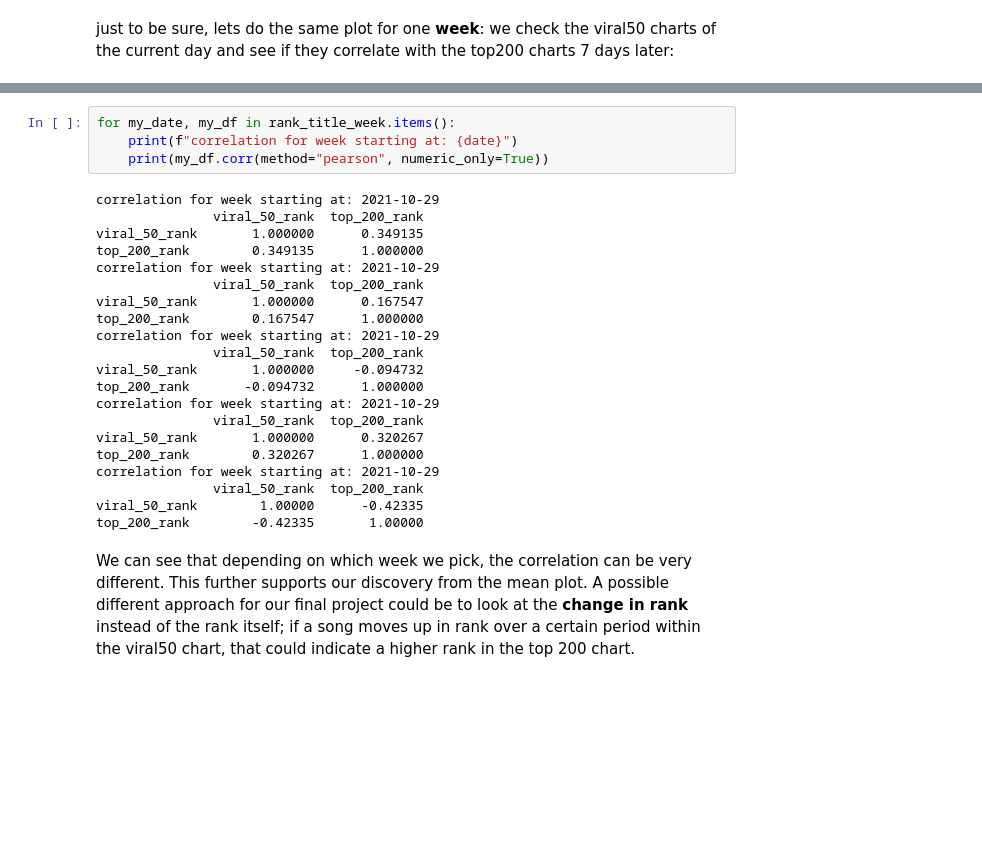
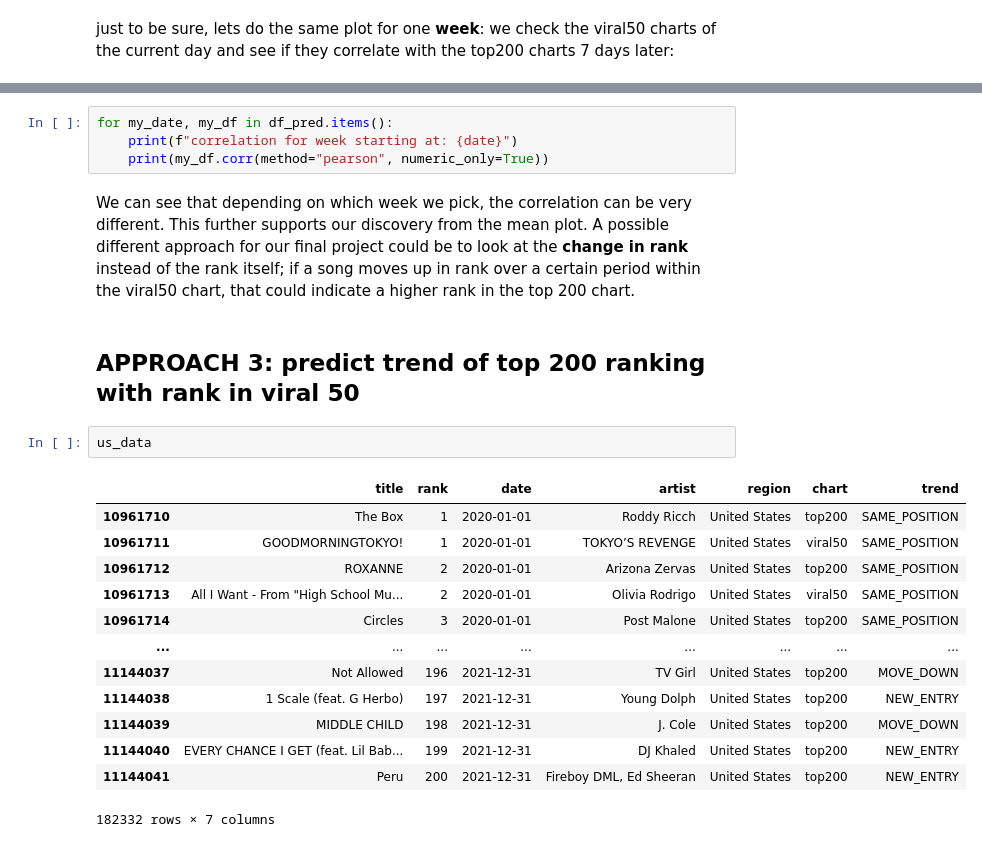
Before and after one commit to Falk358/data_science, a Jupyter notebook: project/02_exploratory_data_analysis.ipynb, the cells around one changed output, grey strips where cells are left out. Cells and saved outputs as stored; diff of their text form; blank space fills up the shorter version.

Commit message:
new prediction, kinda good, but not actually

```diff
--- a/project/02_exploratory_data_analysis.ipynb
+++ b/project/02_exploratory_data_analysis.ipynb
@@ -205,28 +217,25 @@ fig.show()
 # %%
-for my_date, my_df in rank_title_week.items():
+for my_date, my_df in df_pred.items():
     print(f"correlation for week starting at: {date}")
     print(my_df.corr(method="pearson", numeric_only=True))
-# %% [output]
-correlation for week starting at: 2021-10-29
-               viral_50_rank  top_200_rank
-viral_50_rank       1.000000      0.349135
-top_200_rank        0.349135      1.000000
-correlation for week starting at: 2021-10-29
-               viral_50_rank  top_200_rank
-viral_50_rank       1.000000      0.167547
-top_200_rank        0.167547      1.000000
-correlation for week starting at: 2021-10-29
-               viral_50_rank  top_200_rank
-viral_50_rank       1.000000     -0.094732
-top_200_rank       -0.094732      1.000000
-correlation for week starting at: 2021-10-29
-               viral_50_rank  top_200_rank
-viral_50_rank       1.000000      0.320267
-top_200_rank        0.320267      1.000000
-correlation for week starting at: 2021-10-29
-               viral_50_rank  top_200_rank
-viral_50_rank        1.00000      -0.42335
-top_200_rank        -0.42335       1.00000
 # %% [markdown]
 We can see that depending on which week we pick, the correlation can be very different. This further supports our discovery from the mean plot.
 A possible different approach for our final project could be to look at the **change in rank** instead of the rank itself; if a song moves up in rank over a certain period within the viral50 chart, that could indicate a higher rank in the top 200 chart.
+# %% [markdown]
+## APPROACH 3: predict trend of top 200 ranking with rank in viral 50
+# %%
+us_data
+# %% [output]
+|  | title | rank | date | artist | region | chart | trend |
+| 10961710 | The Box | 1 | 2020-01-01 | Roddy Ricch | United States | top200 | SAME_POSITION |
+| 10961711 | GOODMORNINGTOKYO! | 1 | 2020-01-01 | TOKYO’S REVENGE | United States | viral50 | SAME_POSITION |
+| 10961712 | ROXANNE | 2 | 2020-01-01 | Arizona Zervas | United States | top200 | SAME_POSITION |
+| 10961713 | All I Want - From "High School Mu... | 2 | 2020-01-01 | Olivia Rodrigo | United States | viral50 | SAME_POSITION |
+| 10961714 | Circles | 3 | 2020-01-01 | Post Malone | United States | top200 | SAME_POSITION |
+| ... | ... | ... | ... | ... | ... | ... | ... |
+| 11144037 | Not Allowed | 196 | 2021-12-31 | TV Girl | United States | top200 | MOVE_DOWN |
+| 11144038 | 1 Scale (feat. G Herbo) | 197 | 2021-12-31 | Young Dolph | United States | top200 | NEW_ENTRY |
+| 11144039 | MIDDLE CHILD | 198 | 2021-12-31 | J. Cole | United States | top200 | MOVE_DOWN |
+| 11144040 | EVERY CHANCE I GET (feat. Lil Bab... | 199 | 2021-12-31 | DJ Khaled | United States | top200 | NEW_ENTRY |
+| 11144041 | Peru | 200 | 2021-12-31 | Fireboy DML, Ed Sheeran | United States | top200 | NEW_ENTRY |
+182332 rows × 7 columns
```
Also changed, not shown: parts of 13 cells of this notebook, 2 other files.
